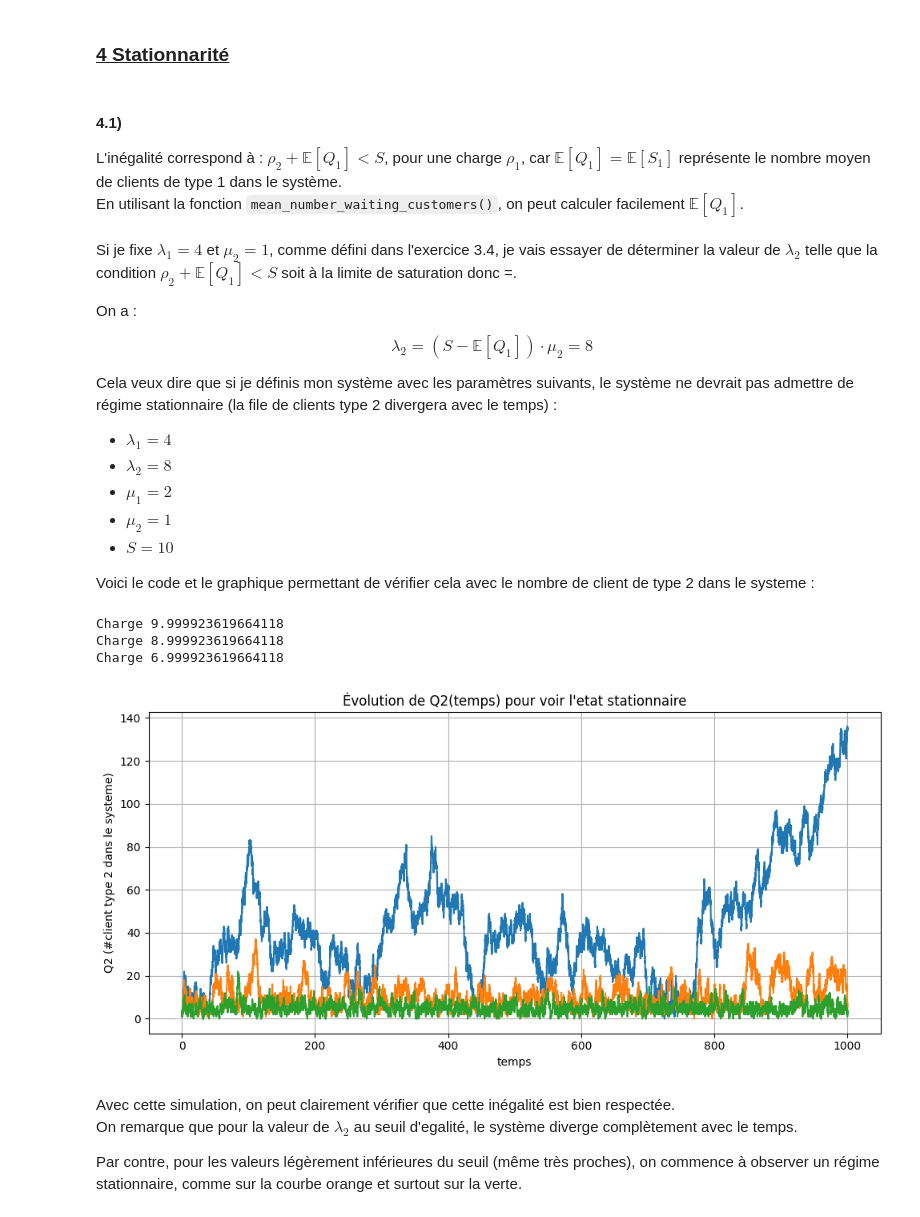
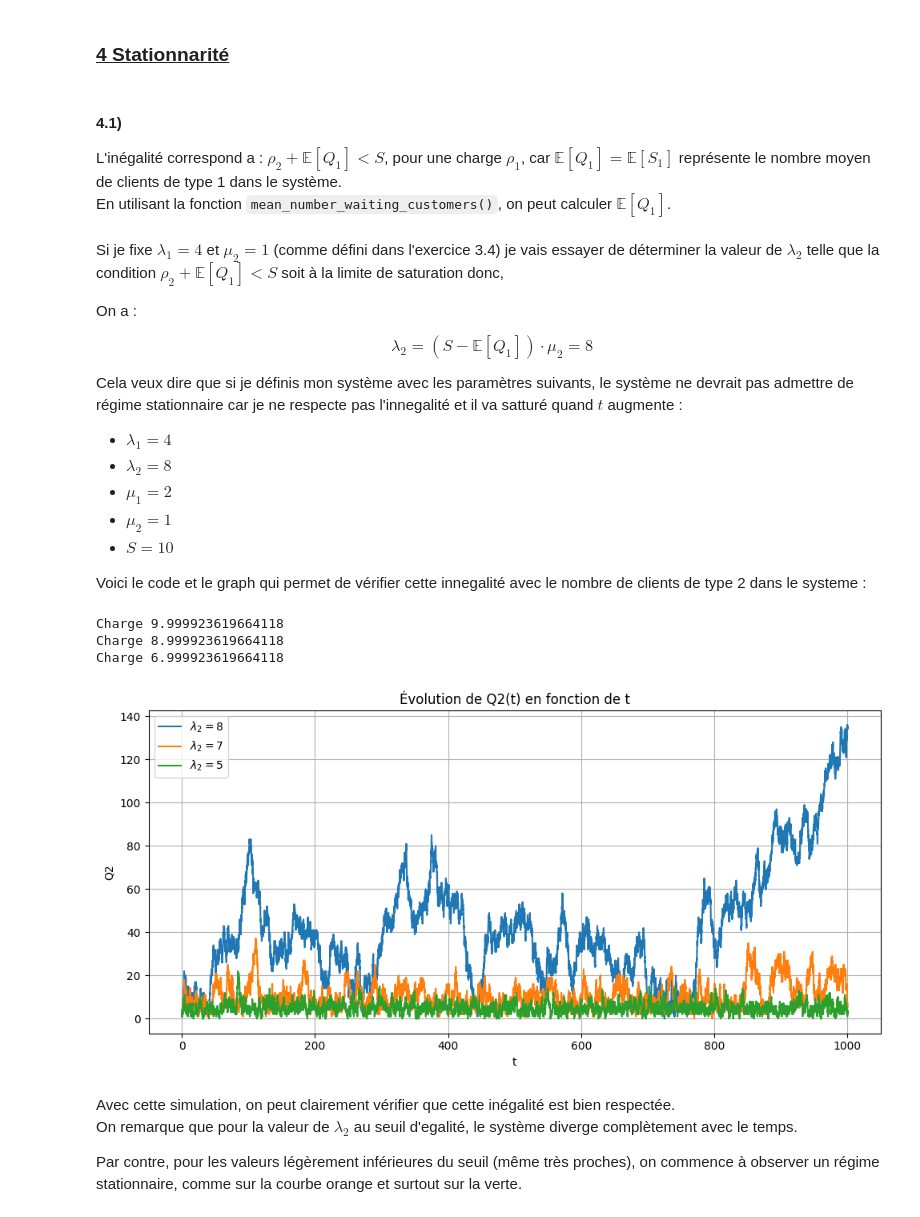
Before and after one commit to Alexisdevpro/PROJ-MDI230, a Jupyter notebook: PROJ1_SLICING/simulation.ipynb, the cells around one changed output. Cells and saved outputs as stored; diff of their text form; code cells hidden in the pictures.

```diff
--- a/PROJ1_SLICING/simulation.ipynb
+++ b/PROJ1_SLICING/simulation.ipynb
@@ -278,10 +280,10 @@ Probabilité qu’un client de type 1 arrivant dans le système trouve tous les
 ### <ins>4 Stationnarité</ins>
 # %% [markdown]
 #### 4.1)
-L'inégalité correspond à : $\rho_2 + \mathbb{E}[Q_1] < S$, pour une charge $\rho_1$, car $\mathbb{E}[Q_1] = \mathbb{E}[S_1]$ représente le nombre moyen de clients de type 1 dans le système.
-En utilisant la fonction `mean_number_waiting_customers()`, on peut calculer facilement $\mathbb{E}[Q_1]$.
+L'inégalité correspond a : $\rho_2 + \mathbb{E}[Q_1] < S$, pour une charge $\rho_1$, car $\mathbb{E}[Q_1] = \mathbb{E}[S_1]$ représente le nombre moyen de clients de type 1 dans le système.
+En utilisant la fonction `mean_number_waiting_customers()`, on peut calculer $\mathbb{E}[Q_1]$.
 # %% [markdown]
-Si je fixe $\lambda_1 = 4$ et $\mu_2 = 1$, comme défini dans l'exercice 3.4, je vais essayer de déterminer la valeur de $\lambda_2$ telle que la condition $\rho_2 + \mathbb{E}[Q_1] < S$ soit à la limite de saturation donc =.
+Si je fixe $\lambda_1 = 4$ et $\mu_2 = 1$ (comme défini dans l'exercice 3.4) je vais essayer de déterminer la valeur de $\lambda_2$ telle que la condition $\rho_2 + \mathbb{E}[Q_1] < S$ soit à la limite de saturation donc,
 
 On a :
 
@@ -290,7 +292,7 @@ $$
 $$
 
 
-Cela veux dire que si je définis mon système avec les paramètres suivants, le système ne devrait pas admettre de régime stationnaire  (la file de clients type 2 divergera avec le temps) :
+Cela veux dire que si je définis mon système avec les paramètres suivants, le système ne devrait pas admettre de régime stationnaire car je ne respecte pas l'innegalité et il va satturé quand $t$ augmente :
 
 - $\lambda_1 = 4$
 - $\lambda_2 = 8$
@@ -298,43 +300,45 @@ Cela veux dire que si je définis mon système avec les paramètres suivants, le
 - $\mu_2 = 1$
 - $S = 10$
 
-Voici le code et le graphique permettant de vérifier cela avec le nombre de client de type 2 dans le systeme :
+Voici le code et le graph qui permet de vérifier cette innegalité avec le nombre de clients de type 2 dans le systeme :
 # %%
 #Settings de l'exo 3.4
 S = 10
 mu1 = 2
 mu2 = 1
 
 couple_lambda= [
     (4, 8),  #\rho_2 + \mathbb{E}[Q_1] = S
     (4, 7),  #\rho_2 + \mathbb{E}[Q_1] < S (tout juste inferieur)
     (4, 5),  #\rho_2 + \mathbb{E}[Q_1] < S (Stationnaire)
 
 ]
 
 plt.figure(figsize=(10, 5))
 
 #test le systeme sur les differents couple de \lambda_{i,j}
 for _, (lambda1, lambda2) in enumerate(couple_lambda):
     second_terme = mean_number_waiting_customers(lambda1, mu1, S) #Calcul le nombre moyen de client type 1 (\mathbb{E}[Q_1])
     charge_systeme = (lambda2 / mu2) + second_terme #Partie de gauche de l'innegalité
     print(f"Charge {charge_systeme}")
 
     _, temps, q2, _ , _= simulation(1000, S, mu1, mu2, lambda1, lambda2) #Resultats de Q(temps) pour le \lambda_2 choisi
-    plt.plot(temps, q2)
+    label = f"$\\lambda_2 = {lambda2}$"
+    plt.plot(temps, q2, label=label)
 
-#Partie plot
-plt.xlabel("temps")
-plt.ylabel("Q2 (#client type 2 dans le systeme)")
-plt.title("Évolution de Q2(temps) pour voir l'etat stationnaire")
+# Partie plot
+plt.xlabel("t")
+plt.ylabel("Q2")
+plt.title("Évolution de Q2(t) en fonction de t")
 plt.grid(True)
+plt.legend()
 plt.tight_layout()
 plt.show()
 # %% [output]
 Charge 9.999923619664118
 Charge 8.999923619664118
 Charge 6.999923619664118
-[figure, old version]
+[figure, new version]
 # %% [markdown]
 Avec cette simulation, on peut clairement vérifier que cette inégalité est bien respectée.
 On remarque que pour la valeur de $\lambda_2$ au seuil d'egalité, le système diverge complètement avec le temps.
```
Also changed, not shown: parts of 10 cells of this notebook.
